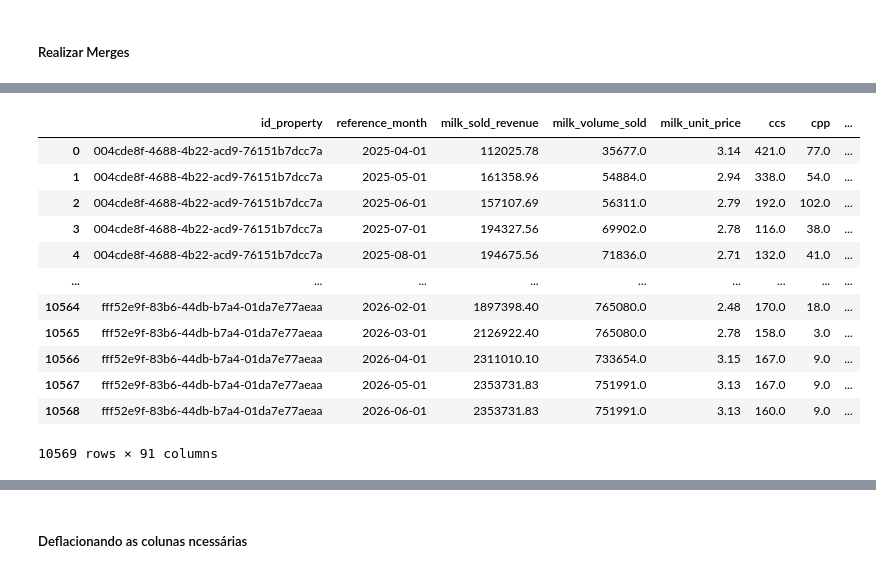
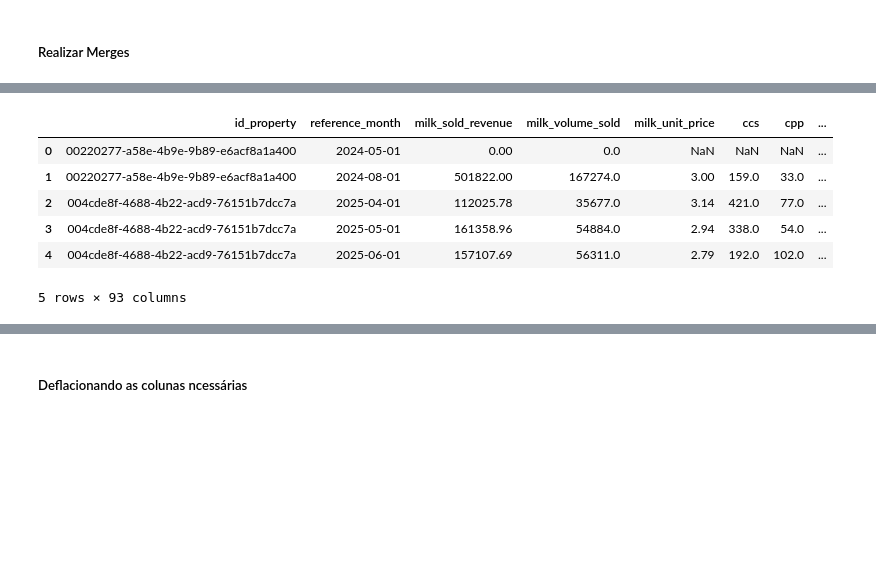
Before and after one commit to noguilhermee/lr-elabore-views, a Jupyter notebook: app/1 - Tratando os dados.ipynb, the cells around one changed output, grey strips where cells are left out. Saved outputs shown, nothing was run; the diff lists cells and outputs as text; code cells hidden in the pictures; blank space fills up the shorter version.

```diff
--- a/app/1 - Tratando os dados.ipynb
+++ b/app/1 - Tratando os dados.ipynb
@@ -504,9 +511,9 @@ df_expense               = importar_view(nome_view="vw_expense",               e
 df_feeding               = importar_view(nome_view="vw_feeding",               engine=engine, schema=PG_SCHEMA, ordenar_por="id_property")
 df_labor                 = importar_view(nome_view="vw_labor",                 engine=engine, schema=PG_SCHEMA, ordenar_por="id_property")
 df_own_milk              = importar_view(nome_view="vw_own_milk",              engine=engine, schema=PG_SCHEMA, ordenar_por="id_property")
-df_area                  = importar_view(nome_view="vw_area_history",        engine=engine, schema=PG_SCHEMA, ordenar_por="id_property")
-df_asset_payment_history = importar_view(nome_view="vw_asset_payment_history", engine=engine, schema=PG_SCHEMA, ordenar_por="id_property")
-df_production_system     = importar_view(nome_view="vw_dary_production_system", engine=engine, schema=PG_SCHEMA, ordenar_por="id_property")
+df_area                  = importar_view(nome_view=NOME_VIEW_AREA,             engine=engine, schema=PG_SCHEMA, ordenar_por="id_property")
+df_asset_payment_history = importar_view(nome_view="mvw_asset_payment_history",engine=engine, schema=PG_SCHEMA, ordenar_por="id_property")
+df_dairy_production_system_monthly = importar_view(nome_view="vw_dairy_production_system_monthly", engine=engine, schema=PG_SCHEMA, ordenar_por="id_property")
 # %% [output]
 Importando analytics_mart.vw_revenue...
 Importando analytics_mart.vw_cattle...
@@ -519,2 +526,0 @@ Importando analytics_mart.vw_asset_payment_history...
-# %%
-df_revenue                  = importar_view(nome_view="vw_revenue",        engine=engine, schema=PG_SCHEMA, ordenar_por="id_property")
@@ -710,8 +668,9 @@ dados_views = {
     "vw_feeding": df_feeding,
     "vw_labor": df_labor,
     "vw_own_milk": df_own_milk,
-    "vw_area_month": df_area,
-    "vw_asset_payment_history": df_asset_payment_history_monthly,
+    "mvw_area_land_summary": df_area,   # nome atualizado
+    "mvw_asset_payment_history": df_asset_payment_history_monthly,
+    "vw_dairy_production_system_monthly": df_dairy_production_system_monthly,
 }
 
 for nome_view, df_view in dados_views.items():
@@ -1147,10 +1056,7 @@ for nome_view in VIEWS_MERGE:
     # --------------------------------------------------------
 
     if nome_view not in dados_preparados:
-        raise KeyError(
-            f"A view {nome_view} não foi encontrada "
-            "em dados_preparados."
-        )
+        raise KeyError(f"A view {nome_view} não foi encontrada " "em dados_preparados.")
 
     df_auxiliar = dados_preparados[nome_view].copy()
 
@@ -1200,7 +1106,9 @@ for nome_view in VIEWS_MERGE:
     # 4. Renomear colunas que já existem no df_final
     # --------------------------------------------------------
 
-    prefixo = nome_view.removeprefix("vw_")
+    import re
+
+    prefixo = re.sub(r"^(vw_|mvw_)", "", nome_view)
 
     colunas_conflitantes = [
         coluna
@@ -1381,19 +1290,13 @@ Duplicidades por propriedade e mês: 0
 # %%
-df_final
+df_final.head()
 # %% [output]
 |  | id_property | reference_month | milk_sold_revenue | milk_volume_sold | milk_unit_price | ccs | cpp | ... |
-| 0 | 004cde8f-4688-4b22-acd9-76151b7dcc7a | 2025-04-01 | 112025.78 | 35677.0 | 3.14 | 421.0 | 77.0 | ... |
-| 1 | 004cde8f-4688-4b22-acd9-76151b7dcc7a | 2025-05-01 | 161358.96 | 54884.0 | 2.94 | 338.0 | 54.0 | ... |
-| 2 | 004cde8f-4688-4b22-acd9-76151b7dcc7a | 2025-06-01 | 157107.69 | 56311.0 | 2.79 | 192.0 | 102.0 | ... |
-| 3 | 004cde8f-4688-4b22-acd9-76151b7dcc7a | 2025-07-01 | 194327.56 | 69902.0 | 2.78 | 116.0 | 38.0 | ... |
-| 4 | 004cde8f-4688-4b22-acd9-76151b7dcc7a | 2025-08-01 | 194675.56 | 71836.0 | 2.71 | 132.0 | 41.0 | ... |
-| ... | ... | ... | ... | ... | ... | ... | ... | ... |
-| 10564 | fff52e9f-83b6-44db-b7a4-01da7e77aeaa | 2026-02-01 | 1897398.40 | 765080.0 | 2.48 | 170.0 | 18.0 | ... |
-| 10565 | fff52e9f-83b6-44db-b7a4-01da7e77aeaa | 2026-03-01 | 2126922.40 | 765080.0 | 2.78 | 158.0 | 3.0 | ... |
-| 10566 | fff52e9f-83b6-44db-b7a4-01da7e77aeaa | 2026-04-01 | 2311010.10 | 733654.0 | 3.15 | 167.0 | 9.0 | ... |
-| 10567 | fff52e9f-83b6-44db-b7a4-01da7e77aeaa | 2026-05-01 | 2353731.83 | 751991.0 | 3.13 | 167.0 | 9.0 | ... |
-| 10568 | fff52e9f-83b6-44db-b7a4-01da7e77aeaa | 2026-06-01 | 2353731.83 | 751991.0 | 3.13 | 160.0 | 9.0 | ... |
+| 0 | 00220277-a58e-4b9e-9b89-e6acf8a1a400 | 2024-05-01 | 0.00 | 0.0 | NaN | NaN | NaN | ... |
+| 1 | 00220277-a58e-4b9e-9b89-e6acf8a1a400 | 2024-08-01 | 501822.00 | 167274.0 | 3.00 | 159.0 | 33.0 | ... |
+| 2 | 004cde8f-4688-4b22-acd9-76151b7dcc7a | 2025-04-01 | 112025.78 | 35677.0 | 3.14 | 421.0 | 77.0 | ... |
+| 3 | 004cde8f-4688-4b22-acd9-76151b7dcc7a | 2025-05-01 | 161358.96 | 54884.0 | 2.94 | 338.0 | 54.0 | ... |
+| 4 | 004cde8f-4688-4b22-acd9-76151b7dcc7a | 2025-06-01 | 157107.69 | 56311.0 | 2.79 | 192.0 | 102.0 | ... |
-10569 rows × 91 columns
+5 rows × 93 columns
 # %%
 df_final.columns.to_list()
 # %% [output]
```
Also changed, not shown: parts of 32 cells of this notebook, 23 other files.
